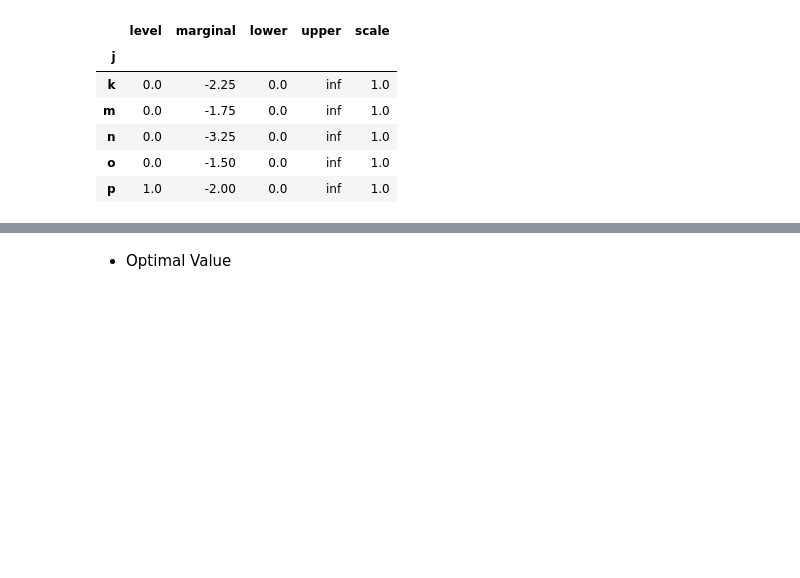
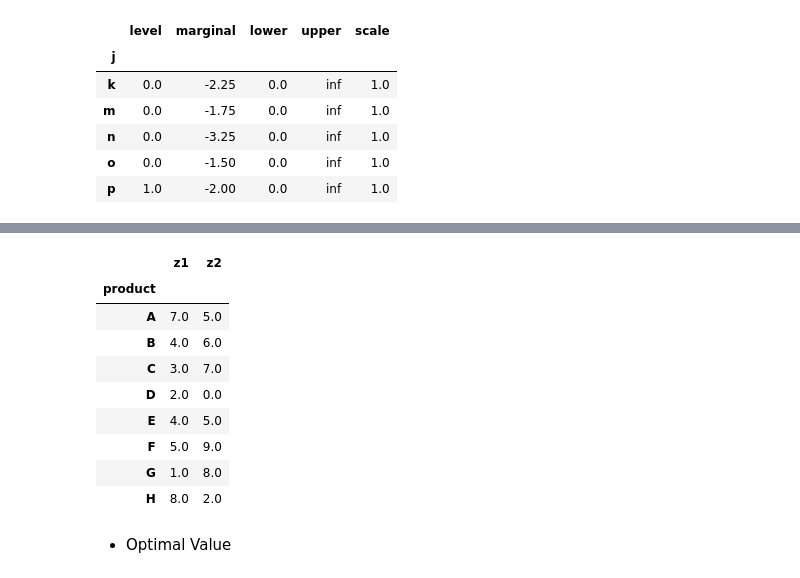
Before and after one commit to SpyBurner/BTL_MHH, a Jupyter notebook: Problem1/problem1.ipynb, the cells around one changed output, grey strips where cells are left out. Cells and saved outputs as stored; diff of their text form; code cells hidden in the pictures; blank space fills up the shorter version.

```diff
--- a/Problem1/problem1.ipynb
+++ b/Problem1/problem1.ipynb
@@ -488,3 +493,21 @@ y2.records.set_index("j")
+# %%
+decisionVals_product = pd.DataFrame()
+decisionVals_product["product"] = z1.records["i"]
+decisionVals_product["z1"] = z1.records["level"]
+decisionVals_product["z2"] = z2.records["level"]
+
+decisionVals_product.set_index("product")
+# %% [output]
+|  | z1 | z2 |
+| product |  |  |
+| A | 7.0 | 5.0 |
+| B | 4.0 | 6.0 |
+| C | 3.0 | 7.0 |
+| D | 2.0 | 0.0 |
+| E | 4.0 | 5.0 |
+| F | 5.0 | 9.0 |
+| G | 1.0 | 8.0 |
+| H | 8.0 | 2.0 |
 # %% [markdown]
 - Optimal Value
 # %%
```
Also changed, not shown: parts of 8 cells of this notebook, 2 other files.
